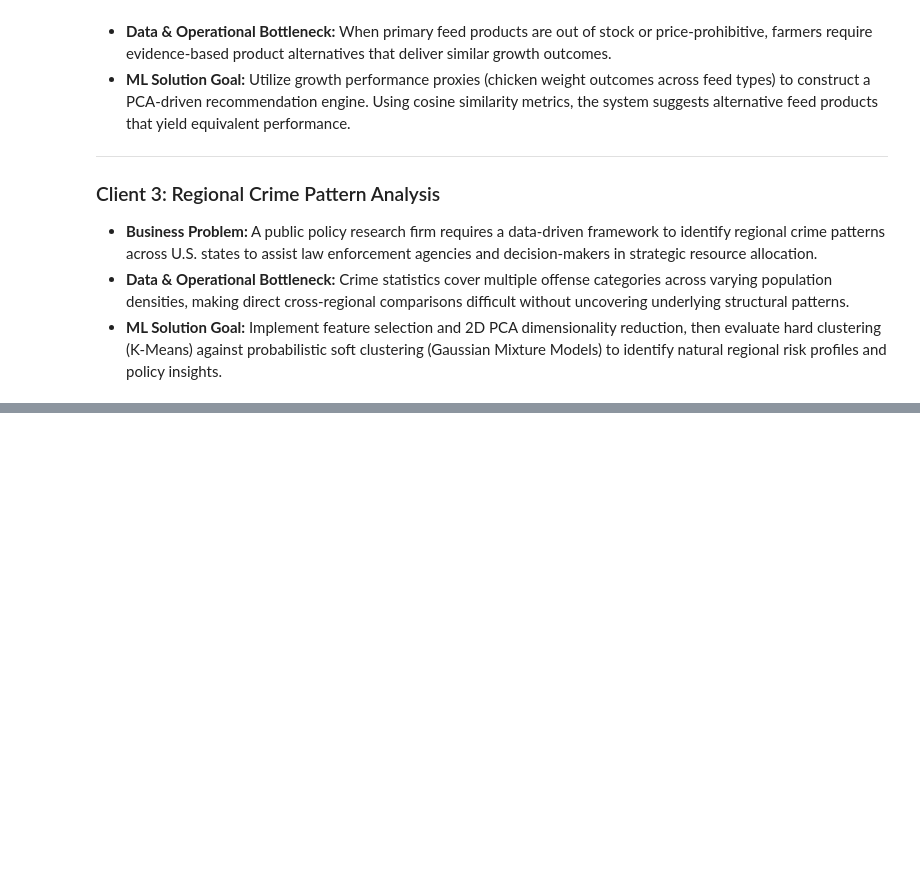
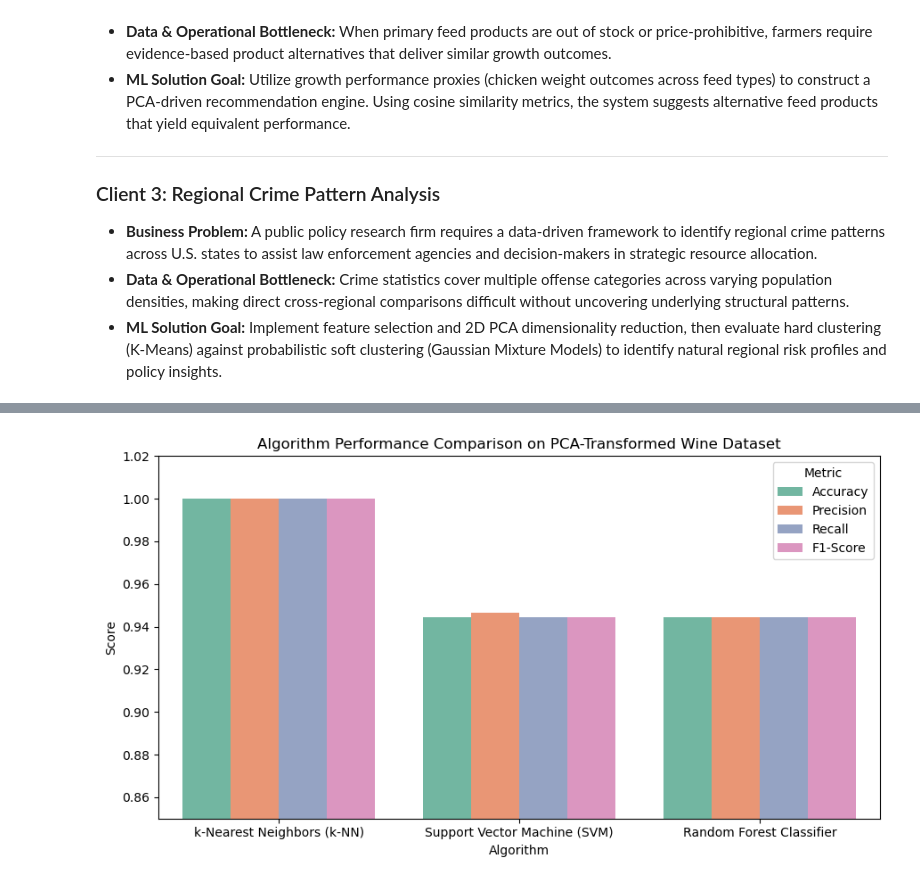
Before and after one commit to MichaelKamano/DataVine-Analysis, a Jupyter notebook: DataVine.ipynb, the cells around one changed output, grey strips where cells are left out. Saved outputs shown, nothing was run; the diff lists cells and outputs as text; code cells hidden in the pictures; blank space fills up the shorter version.

Commit message:
Resubmitted the Business Understanding & Problem Statement

```diff
--- a/DataVine.ipynb
+++ b/DataVine.ipynb
@@ -26,0 +88,83 @@ DataVine Analytics delivers standardized, end-to-end machine learning prototypes
+# %%
+# MODEL COMPARISON (k-NN vs. SVM vs. Random Forest)
+import matplotlib.pyplot as plt
+import seaborn as sns
+
+from sklearn.model_selection import train_test_split, GridSearchCV
+from sklearn.preprocessing import StandardScaler
+from sklearn.decomposition import PCA
+from sklearn.neighbors import KNeighborsClassifier
+from sklearn.svm import SVC
+from sklearn.ensemble import RandomForestClassifier
+from sklearn.metrics import accuracy_score, precision_score, recall_score, f1_score, confusion_matrix
+
+# Dataset Preparation
+X = wine_df.drop('target', axis=1)
+y = wine_df['target'].astype(int)
+
+X_train, X_test, y_train, y_test = train_test_split(
+    X, y, test_size=0.2, random_state=42, stratify=y
+)
+
+# Standardization & PCA (95% Variance Retained)
+scaler = StandardScaler()
+X_train_scaled = scaler.fit_transform(X_train)
+X_test_scaled = scaler.transform(X_test)
+
+pca = PCA(n_components=0.95, random_state=42)
+X_train_pca = pca.fit_transform(X_train_scaled)
+X_test_pca = pca.transform(X_test_scaled)
+
+# Model 1: k-Nearest Neighbors (k-NN)
+grid_knn = GridSearchCV(
+    KNeighborsClassifier(),
+    {'n_neighbors': list(range(1, 21)), 'weights': ['uniform', 'distance'], 'metric': ['euclidean', 'manhattan']},
+    cv=5, scoring='accuracy', n_jobs=-1
+).fit(X_train_pca, y_train)
+
+# Model 2: Support Vector Machine (SVM)
+grid_svm = GridSearchCV(
+    SVC(random_state=42),
+    {'C': [0.1, 1, 10, 100], 'kernel': ['linear', 'rbf', 'poly'], 'gamma': ['scale', 'auto']},
+    cv=5, scoring='accuracy', n_jobs=-1
+).fit(X_train_pca, y_train)
+
+# Model 3: Random Forest Classifier
+grid_rf = GridSearchCV(
+    RandomForestClassifier(random_state=42),
+    {'n_estimators': [50, 100, 200], 'max_depth': [None, 5, 10], 'criterion': ['gini', 'entropy']},
+    cv=5, scoring='accuracy', n_jobs=-1
+).fit(X_train_pca, y_train)
+
+# Comparative Performance Matrix
+models = {
+    'k-Nearest Neighbors (k-NN)': grid_knn.best_estimator_,
+    'Support Vector Machine (SVM)': grid_svm.best_estimator_,
+    'Random Forest Classifier': grid_rf.best_estimator_
+}
+
+metrics_list = []
+
+for name, model in models.items():
+    y_pred = model.predict(X_test_pca)
+    metrics_list.append({
+        'Algorithm': name,
+        'Accuracy': accuracy_score(y_test, y_pred),
+        'Precision': precision_score(y_test, y_pred, average='weighted'),
+        'Recall': recall_score(y_test, y_pred, average='weighted'),
+        'F1-Score': f1_score(y_test, y_pred, average='weighted')
+    })
+
+comparison_df = pd.DataFrame(metrics_list)
+display(comparison_df)
+
+# Visualizing Performance Comparison
+plt.figure(figsize=(9, 5))
+comparison_melted = pd.melt(comparison_df, id_vars=['Algorithm'], var_name='Metric', value_name='Score')
+sns.barplot(data=comparison_melted, x='Algorithm', y='Score', hue='Metric', palette='Set2')
+plt.title('Algorithm Performance Comparison on PCA-Transformed Wine Dataset')
+plt.ylim(0.85, 1.02)
+plt.ylabel('Score')
+plt.tight_layout()
+plt.show()
+# %% [output]
@@ -26,0 +175 @@ DataVine Analytics delivers standardized, end-to-end machine learning prototypes
+[figure, added]
```
Also changed, not shown: parts of 4 cells of this notebook.
